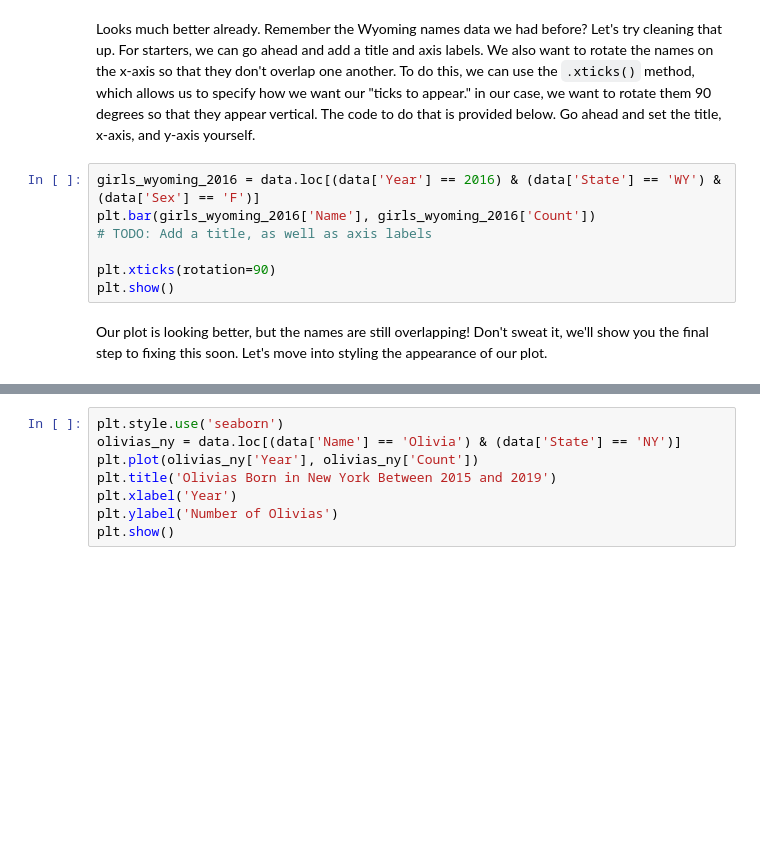
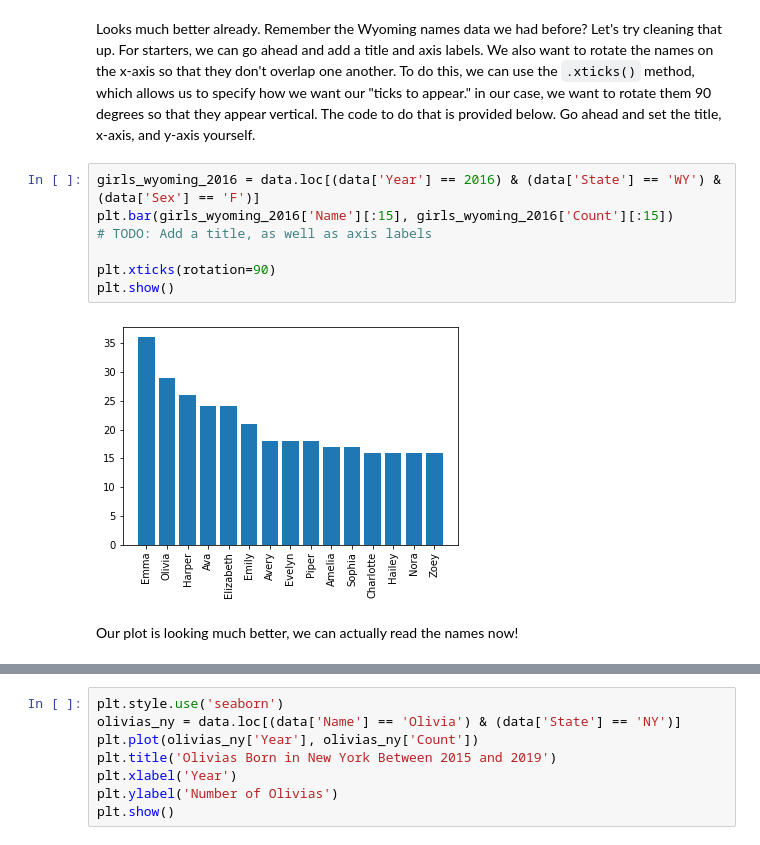
Before and after one commit to Sci-Teens/ecology-program, a Jupyter notebook: Lesson Three.ipynb, the cells around one changed output, grey strips where cells are left out. Saved outputs shown, nothing was run; the diff lists cells and outputs as text; blank space fills up the shorter version.

```diff
--- a/Lesson Three.ipynb
+++ b/Lesson Three.ipynb
@@ -101,13 +105,15 @@ plt.show()
 Looks much better already. Remember the Wyoming names data we had before? Let's try cleaning that up. For starters, we can go ahead and add a title and axis labels. We also want to rotate the names on the x-axis so that they don't overlap one another. To do this, we can use the ``.xticks()`` method, which allows us to specify how we want our "ticks to appear." in our case, we want to rotate them 90 degrees so that they appear vertical. The code to do that is provided below. Go ahead and set the title, x-axis, and y-axis yourself.
 # %%
 girls_wyoming_2016 = data.loc[(data['Year'] == 2016) & (data['State'] == 'WY') & (data['Sex'] == 'F')]
-plt.bar(girls_wyoming_2016['Name'], girls_wyoming_2016['Count'])
+plt.bar(girls_wyoming_2016['Name'][:15], girls_wyoming_2016['Count'][:15])
 # TODO: Add a title, as well as axis labels
 
 plt.xticks(rotation=90)
 plt.show()
+# %% [output]
+[figure, added]
-# %% [markdown]
-Our plot is looking better, but the names are still overlapping! Don't sweat it, we'll show you the final step to fixing this soon. Let's move into styling the appearance of our plot.
+# %% [markdown]
+Our plot is looking much better, we can actually read the names now!
 # %% [markdown]
 ### Adding Plot Styles
 As you can tell, our plots are pretty, well, boring. They let us explore our data pretty well, but they're just not that visually appealing. To fix this, we can use plot styles. To achieve this, we must use ``plt.style.use``.
```
Also changed, not shown: parts of 12 cells of this notebook.
